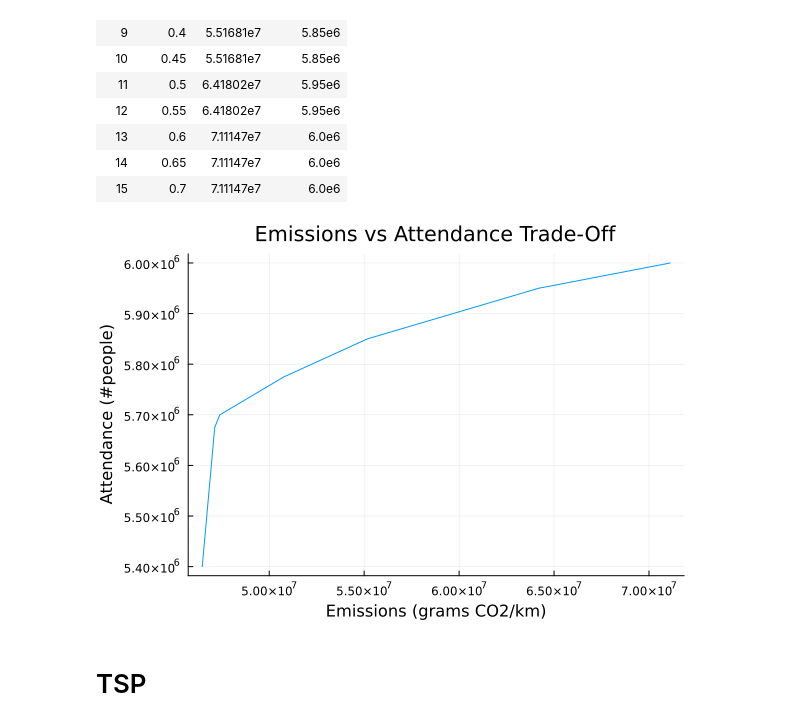
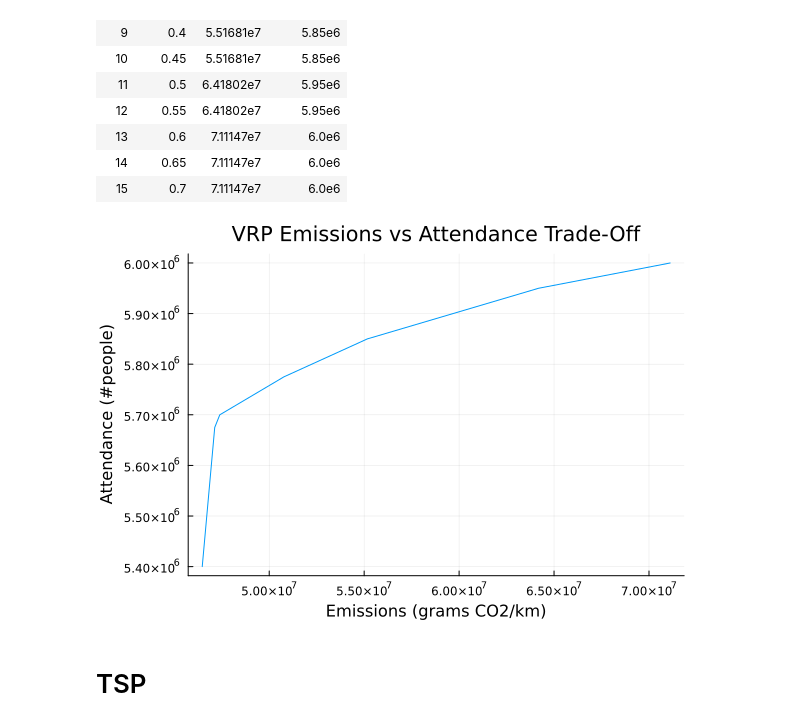
Before and after one commit to GuillaumeBonheure/OptimizeF1, a Jupyter notebook: Exploring.ipynb, the cells around one changed output. Cells and saved outputs as stored; diff of their text form; code cells hidden in the pictures.

Commit message:
final results

```diff
--- a/Exploring.ipynb
+++ b/Exploring.ipynb
@@ -697,8 +684,8 @@ results
 # %%
 using Plots
 # plot emissions vs loss
-display("image/png", plot(results.emissions, results.attendance, title="Emissions vs Attendance Trade-Off", xlabel="Emissions (grams CO2/km)", ylabel="Attendance (#people)", legend=false))
+display("image/png", plot(results.emissions, results.attendance, title="VRP Emissions vs Attendance Trade-Off", xlabel="Emissions (grams CO2/km)", ylabel="Attendance (#people)", legend=false))
 # %% [output]
-[figure, old version]
+[figure, new version]
 # %% [markdown]
 # TSP
```
Also changed, not shown: parts of 12 cells of this notebook, 28 other files.
